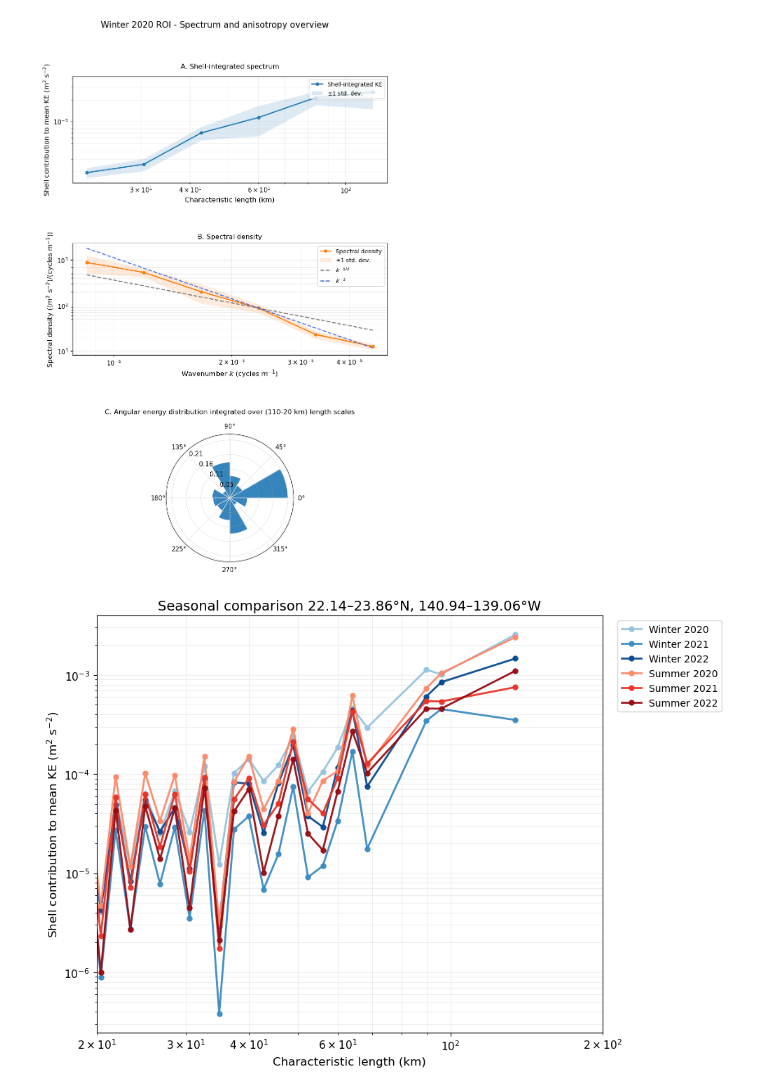
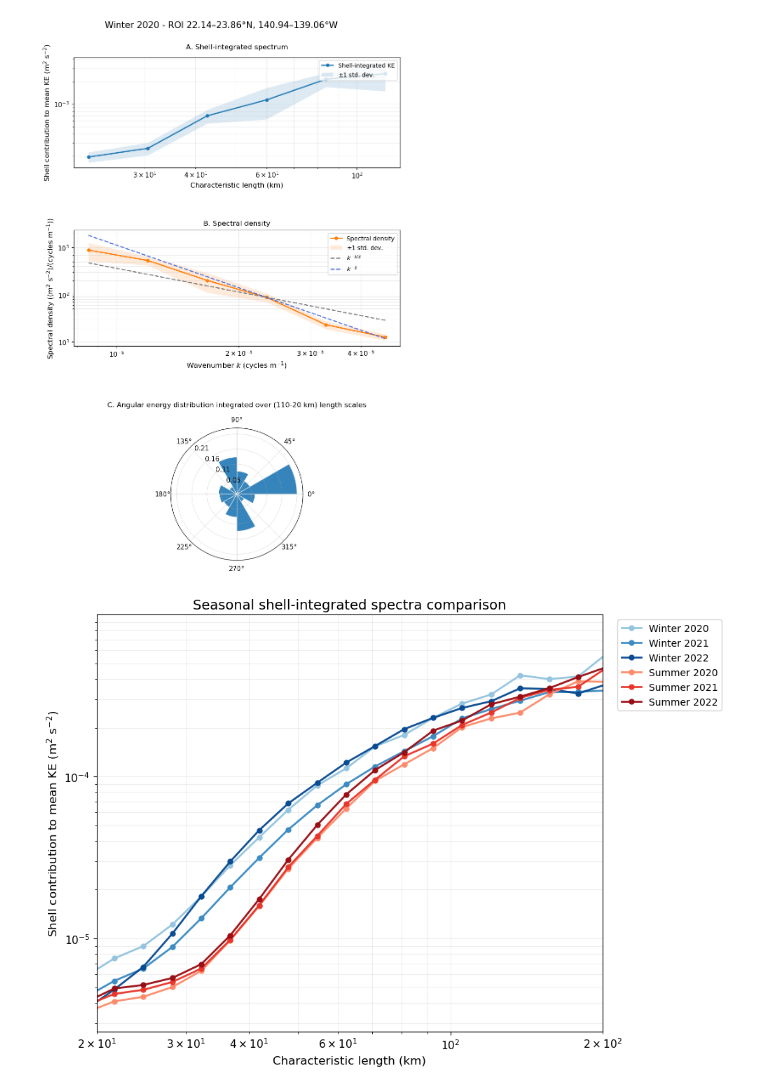
Before and after one commit to Jelle-Gortemaker/Thesis, a Jupyter notebook: OGCM/notebooks/Calculate_EDS.ipynb, the cells around one changed output. Cells and saved outputs as stored; diff of their text form; code cells hidden in the pictures.

```diff
--- a/OGCM/notebooks/Calculate_EDS.ipynb
+++ b/OGCM/notebooks/Calculate_EDS.ipynb
@@ -66,37 +111,37 @@ eds = oa.calculate_EDS(
     rose_n_angle_bins=12,
 )
 
-oa.plot_eds_overview(eds, title="Winter 2020 ROI - Spectrum and anisotropy overview")
+oa.plot_eds_overview(eds, title=f"Winter 2020 - ROI {lat_s:.2f}–{lat_n:.2f}°N, {abs(lon_w):.2f}–{abs(lon_e):.2f}°W")
 # %% [output]
-[figure, old version]
+[figure, new version]
 # %%
 data_groups = {
     "Winter": {
         "2020": "../data/GPGP_jan2020.nc",
         "2021": "../data/GPGP_jan2021.nc",
         "2022": "../data/GPGP_jan2022.nc",
     },
     "Summer": {
         "2020": "../data/GPGP_aug2020.nc",
         "2021": "../data/GPGP_aug2021.nc",
         "2022": "../data/GPGP_aug2022.nc",
     },
 }
 
 oa.plot_EDS_seasonal(
     data_groups=data_groups,
-    target_box=box,
+    target_box=None,
     initialized_velocity=False,
     max_wavelength_km=None,
     n_bins=40,
     remove_mean=True,
     temporal_window_days=1,
     temporal_skip_days=0,
     temporal_stride_days=1,
     min_modes_per_bin=3,
     spectrum_var="shell_integrated_spectrum",
-    title=f"Seasonal comparison {lat_s:.2f}–{lat_n:.2f}°N, {abs(lon_w):.2f}–{abs(lon_e):.2f}°W",
+    title=f"Seasonal shell-integrated spectra comparison",
     xlim_km=(20, 200),
 )
 # %% [output]
-[figure, old version]
+[figure, new version]
```
Also changed, not shown: parts of 2 cells of this notebook, 2 other files.
